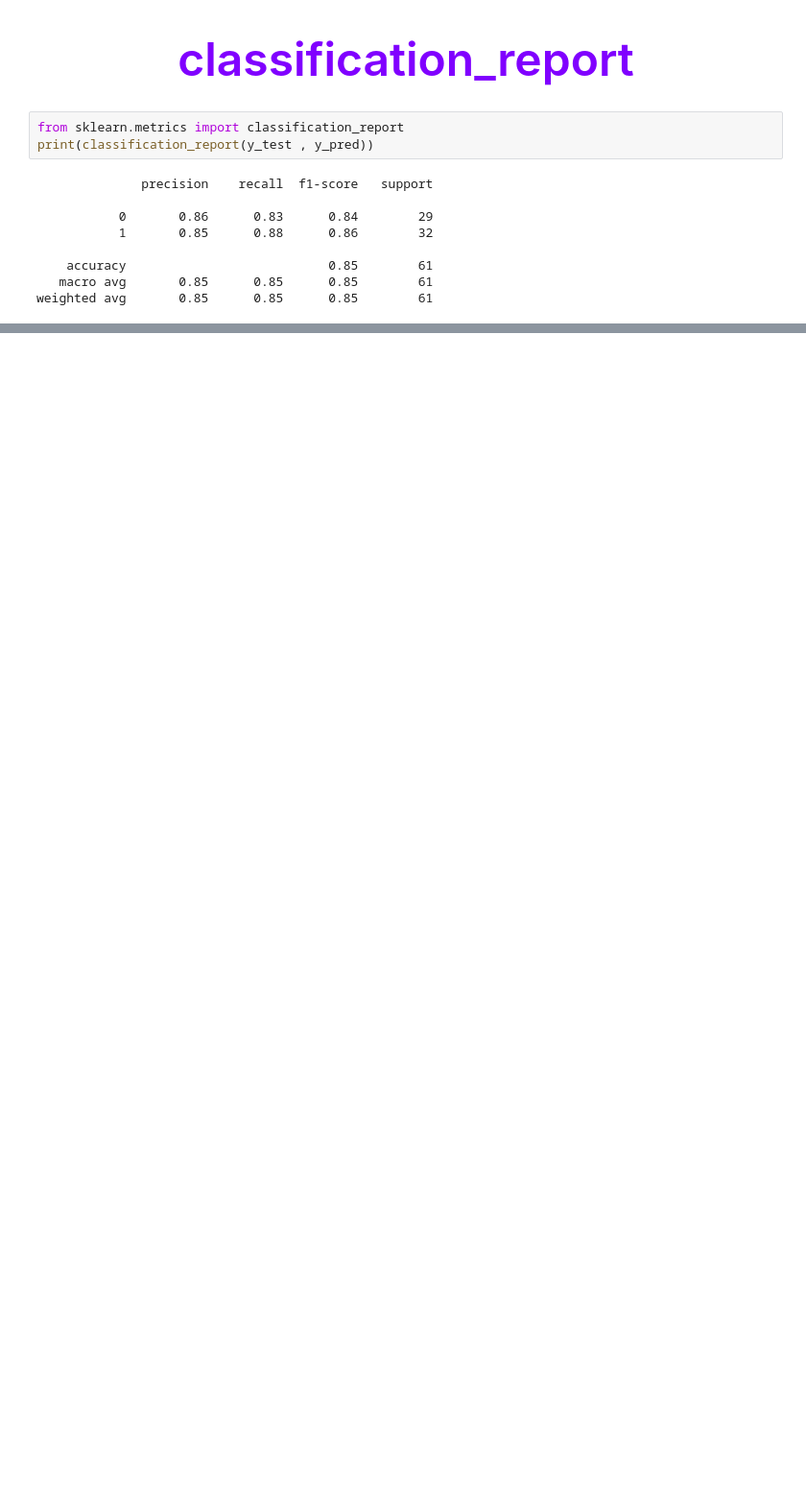
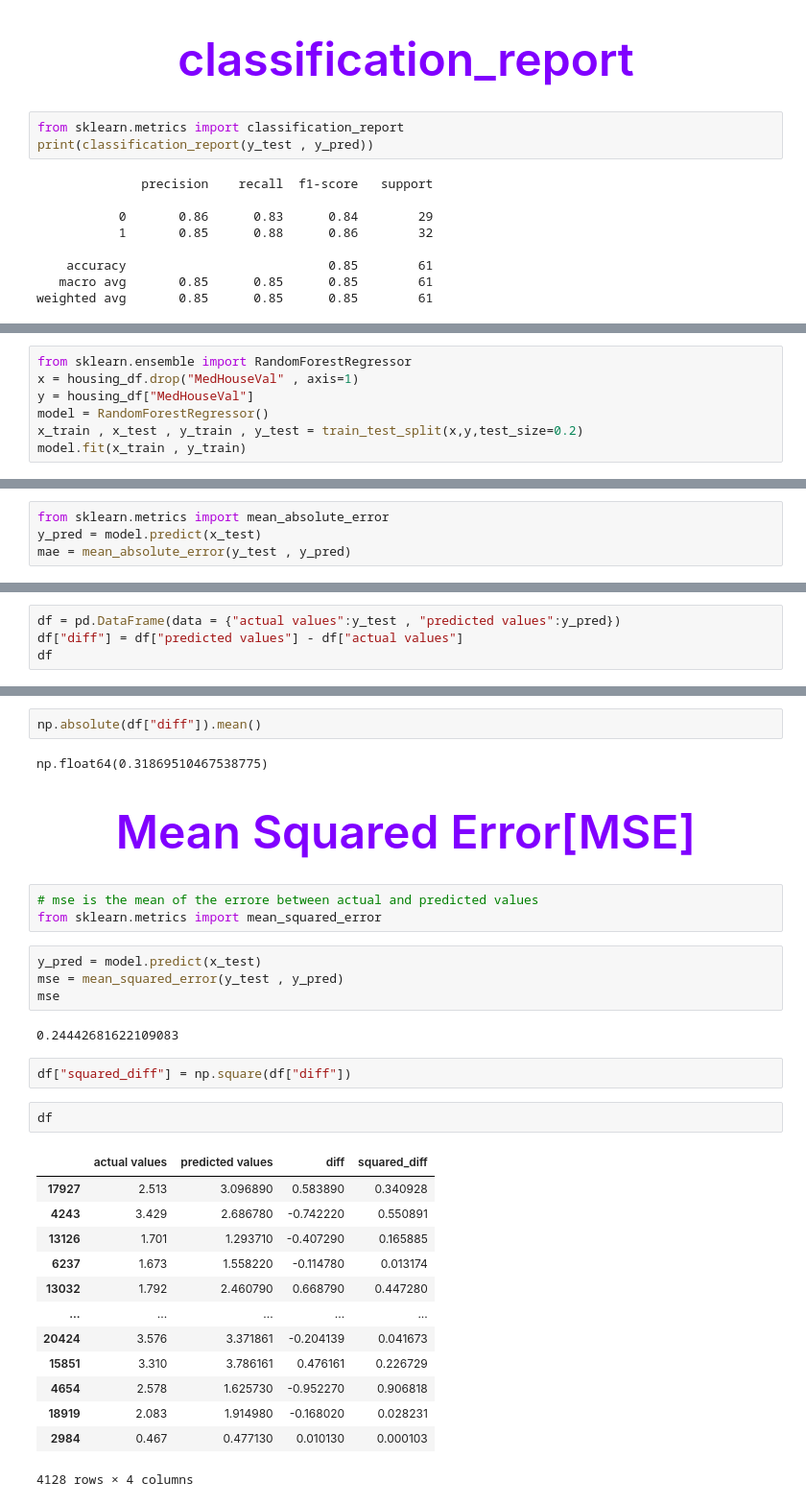
Before and after one commit to SaiPh3r/intro-ml, a Jupyter notebook: intro-scikit-learn.ipynb, the cells around one changed output, grey strips where cells are left out. Shown at 96% size. Saved outputs shown, nothing was run; the diff lists cells and outputs as text; blank space fills up the shorter version.

Commit message:
finished evaluating our model

```diff
--- a/intro-scikit-learn.ipynb
+++ b/intro-scikit-learn.ipynb
@@ -871,0 +920,7 @@ weighted avg       0.85      0.85      0.85        61
+# %%
+from sklearn.ensemble import RandomForestRegressor
+x = housing_df.drop("MedHouseVal" , axis=1)
+y = housing_df["MedHouseVal"]
+model = RandomForestRegressor()
+x_train , x_test , y_train , y_test = train_test_split(x,y,test_size=0.2)
+model.fit(x_train , y_train)
@@ -871,0 +962,4 @@ weighted avg       0.85      0.85      0.85        61
+# %%
+from sklearn.metrics import mean_absolute_error
+y_pred = model.predict(x_test)
+mae = mean_absolute_error(y_test , y_pred)
@@ -871,0 +970,4 @@ weighted avg       0.85      0.85      0.85        61
+# %%
+df = pd.DataFrame(data = {"actual values":y_test , "predicted values":y_pred})
+df["diff"] = df["predicted values"] - df["actual values"]
+df
@@ -871,0 +988,35 @@ weighted avg       0.85      0.85      0.85        61
+# %%
+np.absolute(df["diff"]).mean()
+# %% [output]
+np.float64(0.31869510467538775)
+# %% [markdown]
+<h1 style="color: #8000ff; font-size: 3rem; text-align: center; font-family: 'Segoe UI', sans-serif; margin-bottom: 20px;">
+         Mean Squared Error[MSE]
+</h1>
+# %%
+# mse is the mean of the errore between actual and predicted values
+from sklearn.metrics import mean_squared_error
+# %%
+y_pred = model.predict(x_test)
+mse = mean_squared_error(y_test , y_pred)
+mse
+# %% [output]
+0.24442681622109083
+# %%
+df["squared_diff"] = np.square(df["diff"])
+# %%
+df
+# %% [output]
+|  | actual values | predicted values | diff | squared_diff |
+| 17927 | 2.513 | 3.096890 | 0.583890 | 0.340928 |
+| 4243 | 3.429 | 2.686780 | -0.742220 | 0.550891 |
+| 13126 | 1.701 | 1.293710 | -0.407290 | 0.165885 |
+| 6237 | 1.673 | 1.558220 | -0.114780 | 0.013174 |
+| 13032 | 1.792 | 2.460790 | 0.668790 | 0.447280 |
+| ... | ... | ... | ... | ... |
+| 20424 | 3.576 | 3.371861 | -0.204139 | 0.041673 |
+| 15851 | 3.310 | 3.786161 | 0.476161 | 0.226729 |
+| 4654 | 2.578 | 1.625730 | -0.952270 | 0.906818 |
+| 18919 | 2.083 | 1.914980 | -0.168020 | 0.028231 |
+| 2984 | 0.467 | 0.477130 | 0.010130 | 0.000103 |
+4128 rows × 4 columns
```
Also changed, not shown: parts of 32 cells of this notebook.
